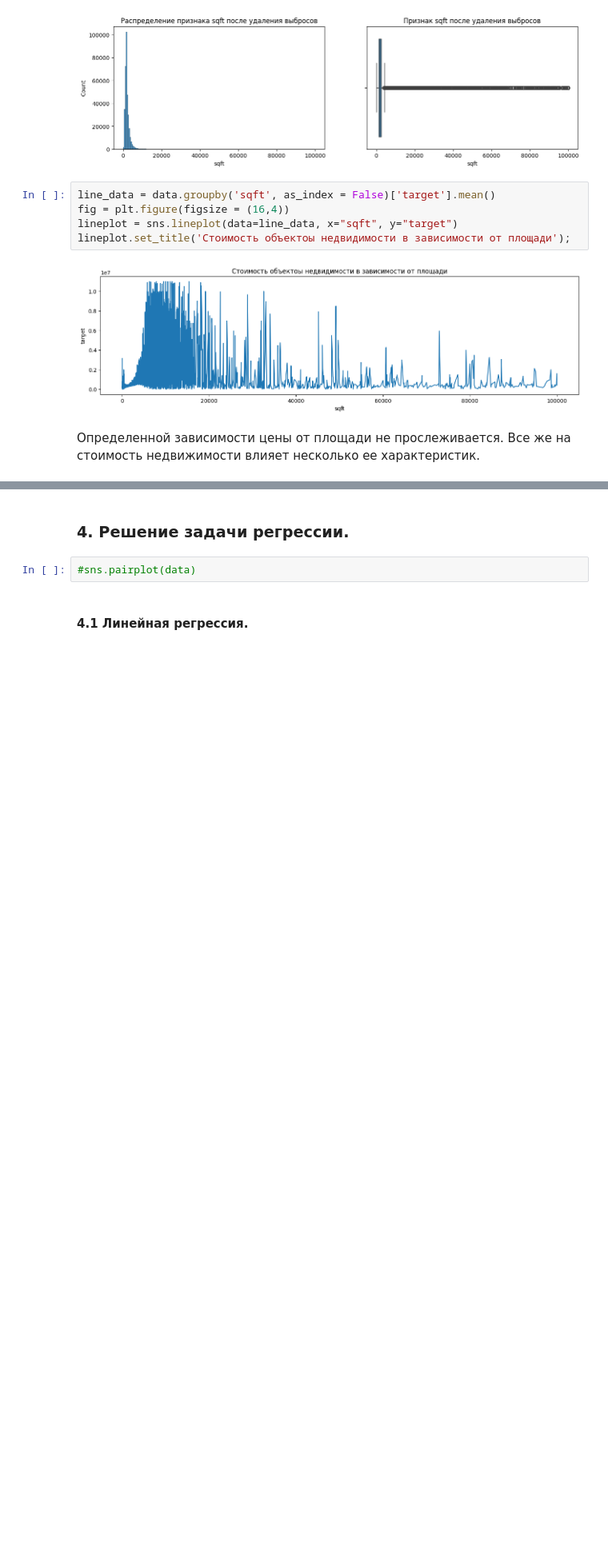
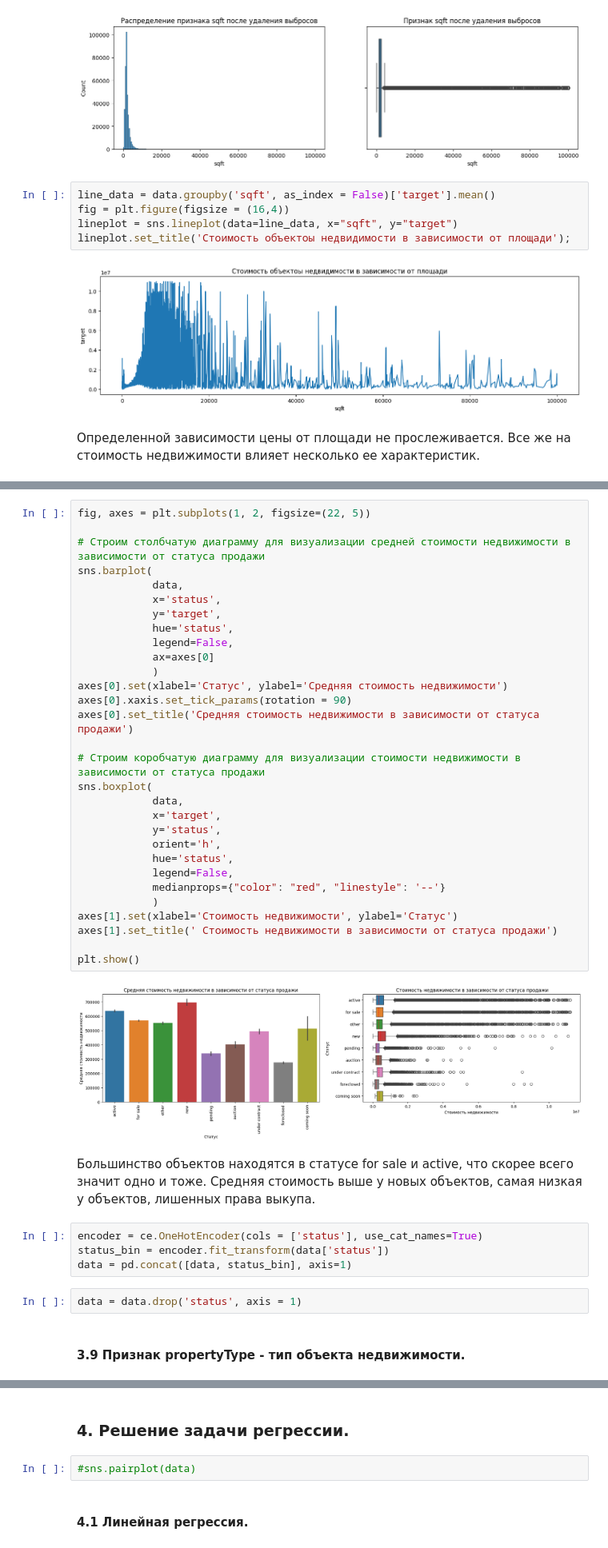
Before and after one commit to LNarnia/IDE_new, a Jupyter notebook: Skillfactory/final_project/project.ipynb, the cells around one changed output, grey strips where cells are left out. Shown at 80% size. Saved outputs shown, nothing was run; the diff lists cells and outputs as text; blank space fills up the shorter version.

```diff
--- a/Skillfactory/final_project/project.ipynb
+++ b/Skillfactory/final_project/project.ipynb
@@ -1160,0 +1282,42 @@ lineplot.set_title('Стоимость объектоы недвидимости
+# %%
+fig, axes = plt.subplots(1, 2, figsize=(22, 5))
+
+# Строим столбчатую диаграмму для визуализации средней стоимости недвижимости в зависимости от статуса продажи
+sns.barplot(
+            data,
+            x='status',
+            y='target',
+            hue='status',
+            legend=False,
+            ax=axes[0]
+            )
+axes[0].set(xlabel='Статус', ylabel='Средняя стоимость недвижимости')
+axes[0].xaxis.set_tick_params(rotation = 90)
+axes[0].set_title('Средняя стоимость недвижимости в зависимости от статуса продажи')
+
+# Строим коробчатую диаграмму для визуализации стоимости недвижимости в зависимости от статуса продажи
+sns.boxplot(
+            data,
+            x='target',
+            y='status',
+            orient='h',
+            hue='status',
+            legend=False,
+            medianprops={"color": "red", "linestyle": '--'}
+            )
+axes[1].set(xlabel='Стоимость недвижимости', ylabel='Статус')
+axes[1].set_title(' Стоимость недвижимости в зависимости от статуса продажи')
+
+plt.show()
+# %% [output]
+[figure, added]
+# %% [markdown]
+Большинство объектов находятся в статусе for sale и active, что скорее всего значит одно и тоже. Средняя стоимость выше у новых объектов, самая низкая у объектов, лишенных права выкупа.
+# %%
+encoder = ce.OneHotEncoder(cols = ['status'], use_cat_names=True)
+status_bin = encoder.fit_transform(data['status'])
+data = pd.concat([data, status_bin], axis=1)
+# %%
+data = data.drop('status', axis = 1)
+# %% [markdown]
+#### 3.9 Признак propertyType - тип объекта недвижимости.
```
Also changed, not shown: parts of 21 cells of this notebook, 1 other file.
